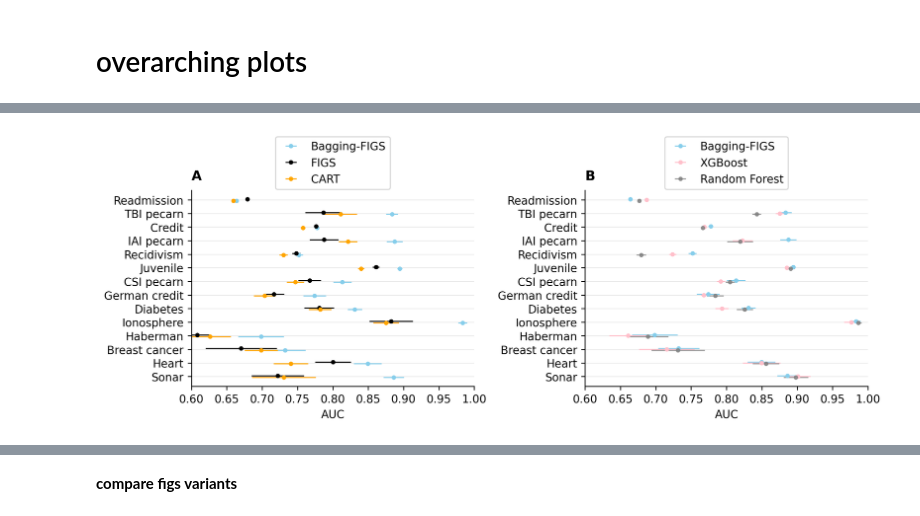
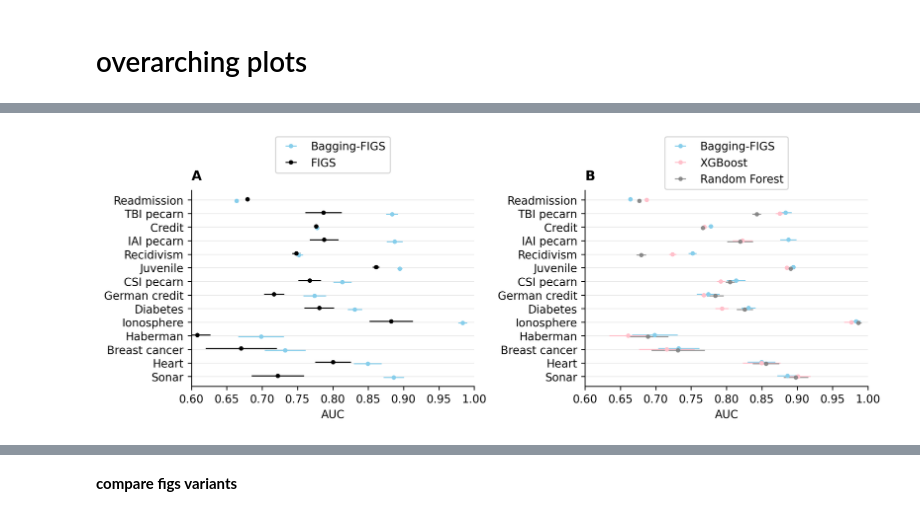
Before and after one commit to Yu-Group/imodels-experiments, a Jupyter notebook: notebooks/figs_ensembles/01_performance_curves.ipynb, the cells around one changed output, grey strips where cells are left out. Saved outputs shown, nothing was run; the diff lists cells and outputs as text; code cells hidden in the pictures.

Commit message:
refix bagging plot

```diff
--- a/notebooks/figs_ensembles/01_performance_curves.ipynb
+++ b/notebooks/figs_ensembles/01_performance_curves.ipynb
@@ -72,37 +70,37 @@ z = r[r['name'] == 'Bagging-FIGS-sqrt-features']
 plt.errorbar(x=z.rocauc_test, y=y-0.06, fmt='.', xerr=z.rocauc_test_std, color='skyblue', alpha=1, label='Bagging-FIGS', elinewidth=elinewidth)
 z = r[r['name'] == 'FIGS']
 plt.errorbar(x=z.rocauc_test, y=y+0.06, fmt='.', xerr=z.rocauc_test_std, color='black', alpha=1, label='FIGS', elinewidth=elinewidth)
-z = r[r['name'] == 'CART']
-plt.errorbar(x=z.rocauc_test, y=y-0.06, fmt='.', xerr=z.rocauc_test_std, color='orange', alpha=1, label='CART', elinewidth=elinewidth)
+# z = r[r['name'] == 'CART']
+# plt.errorbar(x=z.rocauc_test, y=y-0.06, fmt='.', xerr=z.rocauc_test_std, color='orange', alpha=1, label='CART', elinewidth=elinewidth)
 # z = r[r['name'] == 'Boosting-FIGS']
 # plt.errorbar(x=z.rocauc_test, y=y+0.06, fmt='.', xerr=z.rocauc_test_std, color='orange', alpha=1, label='Boosting-FIGS', elinewidth=elinewidth)
 
 plt.yticks(y, labels=dsets)
 plt.xlabel('AUC')
 plt.xlim((0.6, 1))
 plt.legend(bbox_to_anchor=(0.5, 1.3), loc='upper center') #, labelcolor='linecolor')
 plt.text(0, 1.05, 'A', transform=ax.transAxes, fontweight='bold', fontsize='large')
 plt.grid(axis='y', alpha=0.25)
 
 ax = plt.subplot(122)
 y = np.arange(len(dsets))[::-1]
 z = r[r['name'] == 'Bagging-FIGS-sqrt-features']
 plt.errorbar(x=z.rocauc_test, y=y+0.06, fmt='.', xerr=z.rocauc_test_std, color='skyblue', alpha=1, label='Bagging-FIGS', elinewidth=elinewidth)
 z = r[r['name'] == 'XGBoost']
 plt.errorbar(x=z.rocauc_test, y=y, fmt='.', xerr=z.rocauc_test_std, color='pink', alpha=1, label='XGBoost', elinewidth=elinewidth)
 z = r[r['name'] == 'RF']
 plt.errorbar(x=z.rocauc_test, y=y-0.06, fmt='.', xerr=z.rocauc_test_std, color='gray', alpha=0.8, label='Random Forest', elinewidth=elinewidth)
 plt.xlabel('AUC')
 plt.yticks(y, labels=dsets)
 plt.legend(bbox_to_anchor=(0.5, 1.3), loc='upper center')
 plt.xlim((0.6, 1))
 plt.text(0, 1.05, 'B', transform=ax.transAxes, fontweight='bold', fontsize='large')
 plt.grid(axis='y', alpha=0.25)
 plt.tight_layout(pad=1)
 plt.savefig('no_limit_generalization.pdf')
 plt.show()
 # %% [output]
-[figure, old version]
+[figure, new version]
 # %%
 plt.figure(figsize=(6, 4), facecolor='w')
 elinewidth = 1
```
Also changed, not shown: parts of 3 cells of this notebook, 1 other file.
